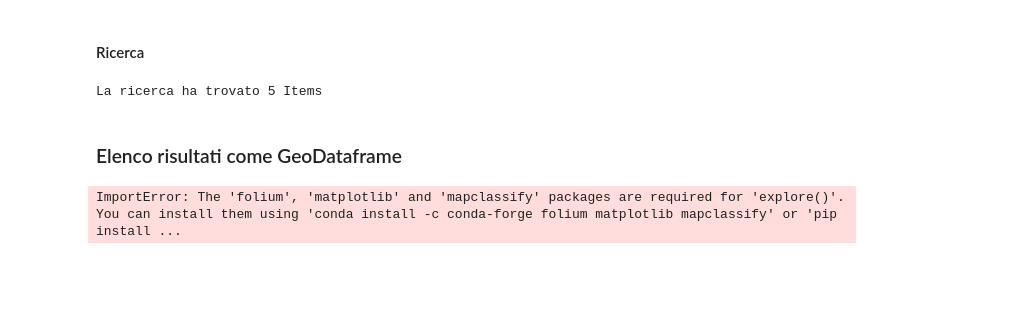
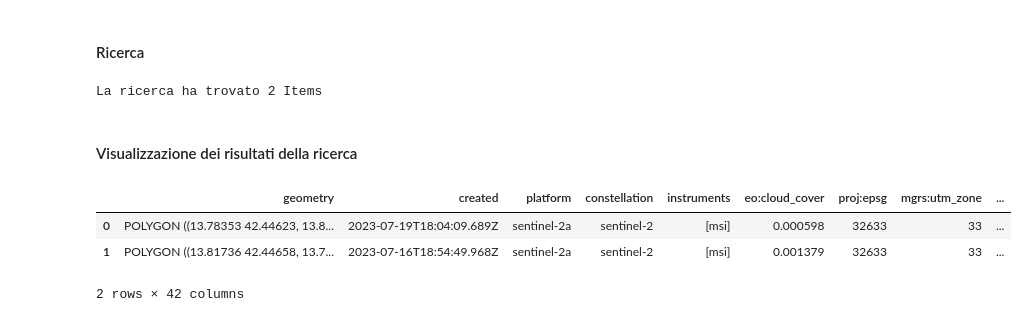
Before and after one commit to alessiodl/sds-box, a Jupyter notebook: Projects/01_Esempi/01_Ricerca_S2.ipynb, the cells around one changed output. Drawn from its saved outputs; the diff is of its cells as text; code cells hidden in the pictures; blank space fills up the shorter version.

```diff
--- a/Projects/01_Esempi/01_Ricerca_S2.ipynb
+++ b/Projects/01_Esempi/01_Ricerca_S2.ipynb
@@ -27,13 +24,17 @@ collection = "sentinel-2-l2a"
 area_of_interest = {
     "type": "Polygon",
     "coordinates": [
-        [
-            [14.335072274700622, 40.88868507222068],
-            [14.335072274700622, 40.7572458523517],
-            [14.524378202519358, 40.7572458523517],
-            [14.524378202519358, 40.88868507222068],
-            [14.335072274700622, 40.88868507222068],
-        ]
+          [
+            [14.025158945326893, 42.12833236291905],
+            [14.020822200545211, 42.128494803202585],
+            [14.025290361835488, 42.123393979489265],
+            [14.026166471892964, 42.12427122045136],
+            [14.029145246086472, 42.12384884668958],
+            [14.030415605669702, 42.12644802518727],
+            [14.029451884607226, 42.12917704784542],
+            [14.026385499407667, 42.1296643609484],
+            [14.025158945326893, 42.12833236291905]
+          ]
     ],
 }
 
@@ -42,7 +43,7 @@ time_of_interest = "2023-07-01/2023-07-31"
 # filtri aggiuntivi per metadata
 filters = {
     "eo:cloud_cover":{"lt":0.2},
-    "s2:vegetation_percentage": {"gt": 25}
+    # "s2:vegetation_percentage": {"gt": 25}
 }
 # %% [markdown]
 #### Ricerca
@@ -53,11 +54,14 @@ search = catalog.search(
 items = search.item_collection()
 print(f"La ricerca ha trovato {len(items)} Items")
 # %% [output]
-La ricerca ha trovato 5 Items
+La ricerca ha trovato 2 Items
 # %% [markdown]
-### Elenco risultati come GeoDataframe
+#### Visualizzazione dei risultati della ricerca
 # %%
 gdf = gpd.GeoDataFrame.from_features(items.to_dict(), crs="epsg:4326")
-gdf.explore()
+gdf
 # %% [output]
+|  | geometry | created | platform | constellation | instruments | eo:cloud_cover | proj:epsg | mgrs:utm_zone | ... |
+| 0 | POLYGON ((13.78353 42.44623, 13.8... | 2023-07-19T18:04:09.689Z | sentinel-2a | sentinel-2 | [msi] | 0.000598 | 32633 | 33 | ... |
+| 1 | POLYGON ((13.81736 42.44658, 13.7... | 2023-07-16T18:54:49.968Z | sentinel-2a | sentinel-2 | [msi] | 0.001379 | 32633 | 33 | ... |
-ImportError: The 'folium', 'matplotlib' and 'mapclassify' packages are required for 'explore()'. You can install them using 'conda install -c conda-forge folium matplotlib mapclassify' or 'pip install ...
+2 rows × 42 columns
```
Also changed, not shown: parts of 9 cells of this notebook, 2 other files.
